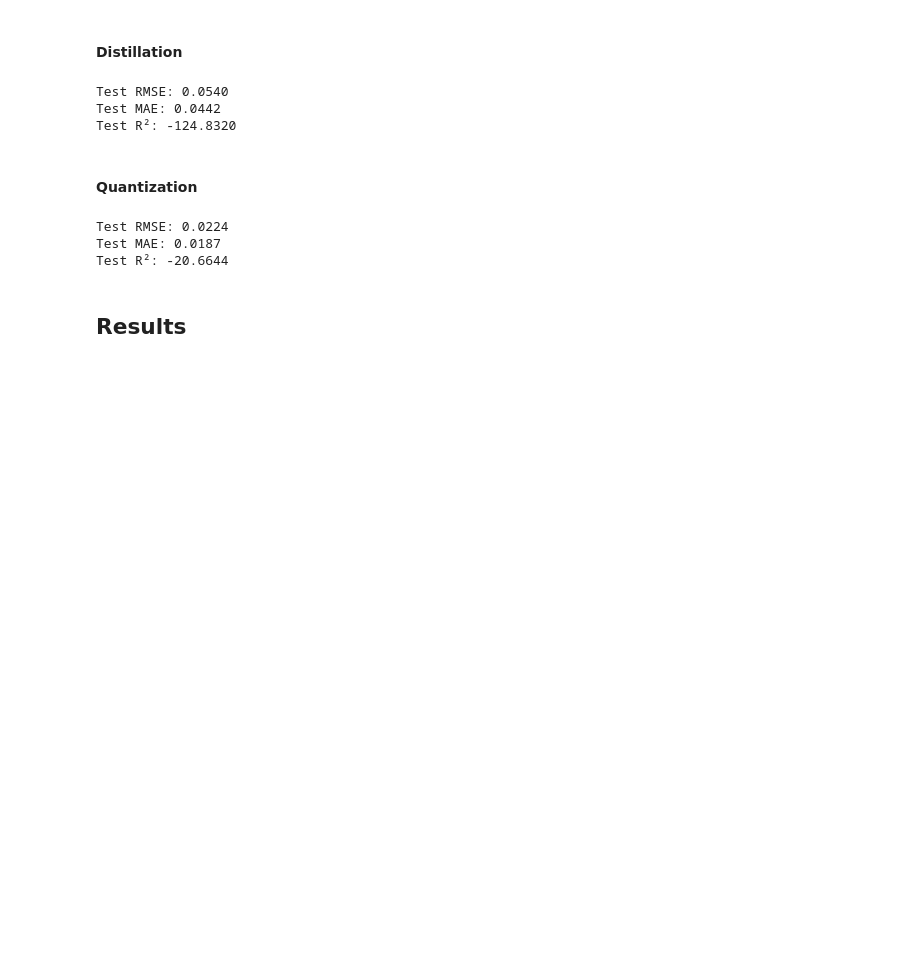
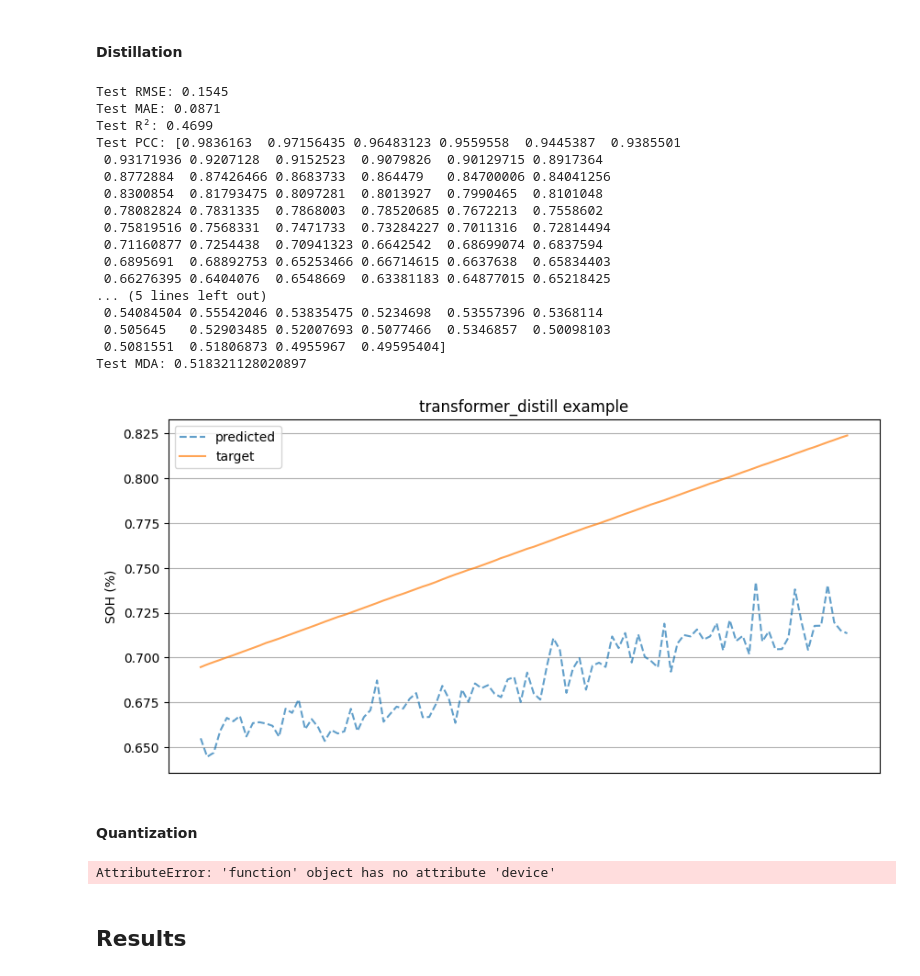
Before and after one commit to inancsege/battery_transformer, a Jupyter notebook: Battery_Transformers_Optimized.ipynb, the cells around one changed output. Drawn from its saved outputs; the diff is of its cells as text; code cells hidden in the pictures; blank space fills up the shorter version.

```diff
--- a/Battery_Transformers_Optimized.ipynb
+++ b/Battery_Transformers_Optimized.ipynb
@@ -381,38 +277,53 @@ Test R²: -18.4004
 def train_student_model(teacher_model, student_model, train_loader, criterion, criterion_kd, optimizer, alpha=0.5, T=3.0):
     teacher_model.eval()
     student_model.train()
 
     device = next(teacher_model.parameters()).device  # Get model device
 
     for batch_X, batch_y in train_loader:
         batch_X, batch_y = batch_X.to(device), batch_y.to(device)  # Move inputs to the same device as model
 
         optimizer.zero_grad()
 
         with torch.no_grad():
             soft_targets = torch.softmax(teacher_model(batch_X) / T, dim=1)  # Ensure input is on the same device
 
         student_output = student_model(batch_X)  # Ensure input is on the same device
         loss_hard = criterion(student_output, batch_y)
         loss_soft = criterion_kd(torch.log_softmax(student_output / T, dim=1), soft_targets)
 
         loss = alpha * loss_hard + (1 - alpha) * loss_soft
         loss.backward()
         optimizer.step()
 
     return student_model
 
-student_model = SOHTEC(input_dim=NUM_FEATURES, embed_dim=128).to(device)
+student_model = SOHTransformer(input_dim=NUM_FEATURES, embed_dim=128).to(device)
 criterion = nn.MSELoss()
 criterion_kd = nn.KLDivLoss(reduction='batchmean')
 optimizer = optim.AdamW(student_model.parameters(), lr=5e-5, weight_decay=1e-4)
 student_model = train_student_model(model, student_model, train_loader, criterion, criterion_kd, optimizer)
 
-rmse_d, mae_d, r2_d = evaluate_model(student_model, test_loader)
+rmse_d, mae_d, r2_d, pcc_d, mda_d = evaluate_model(student_model, test_loader, 'outputs/error_results_TRANSFORMER_distill.txt', 'transformer_distill', plot_fig = True, device=device, return_error_results=True)
 # %% [output]
-Test RMSE: 0.0540
-Test MAE: 0.0442
-Test R²: -124.8320
+Test RMSE: 0.1545
+Test MAE: 0.0871
+Test R²: 0.4699
+Test PCC: [0.9836163  0.97156435 0.96483123 0.9559558  0.9445387  0.9385501
+ 0.93171936 0.9207128  0.9152523  0.9079826  0.90129715 0.8917364
+ 0.8772884  0.87426466 0.8683733  0.864479   0.84700006 0.84041256
+ 0.8300854  0.81793475 0.8097281  0.8013927  0.7990465  0.8101048
+ 0.78082824 0.7831335  0.7868003  0.78520685 0.7672213  0.7558602
+ 0.75819516 0.7568331  0.7471733  0.73284227 0.7011316  0.72814494
+ 0.71160877 0.7254438  0.70941323 0.6642542  0.68699074 0.6837594
+ 0.6895691  0.68892753 0.65253466 0.66714615 0.6637638  0.65834403
+ 0.66276395 0.6404076  0.6548669  0.63381183 0.64877015 0.65218425
+... (5 lines left out)
+ 0.54084504 0.55542046 0.53835475 0.5234698  0.53557396 0.5368114
+ 0.505645   0.52903485 0.52007693 0.5077466  0.5346857  0.50098103
+ 0.5081551  0.51806873 0.4955967  0.49595404]
+Test MDA: 0.518321128020897
+[figure, added]
 # %% [markdown]
 #### Quantization
 # %%
@@ -423,39 +334,10 @@ def apply_quantization(model):
     )
     return quantized_model
 
-def evaluate_model(model, test_loader, use_gpu=True):
-
-    model.eval()
-
-    all_preds, all_targets = [], []
-    with torch.no_grad():
-        for batch_X, batch_y in test_loader:
-            if use_gpu:
-                batch_X, batch_y = batch_X.to(device), batch_y.to(device)
-            outputs = model(batch_X).squeeze()
-
-            all_preds.append(outputs.cpu().numpy())
-            all_targets.append(batch_y.cpu().numpy())
-
-    all_preds = np.concatenate(all_preds)
-    all_targets = np.concatenate(all_targets)
-
-    rmse = np.sqrt(mean_squared_error(all_targets, all_preds))
-    mae = mean_absolute_error(all_targets, all_preds)
-    r2 = r2_score(all_targets, all_preds)
-
-    print(f"Test RMSE: {rmse:.4f}")
-    print(f"Test MAE: {mae:.4f}")
-    print(f"Test R²: {r2:.4f}")
-
-    return rmse, mae, r2
-
 model_quantized = copy.deepcopy(model)
 model_quantized = apply_quantization(model_quantized)
-rmse_q, mae_q, r2_q = evaluate_model(model_quantized, test_loader, use_gpu=False)
+rmse_q, mae_q, r2_q, pcc_q, mda_q = evaluate_model(model_quantized, test_loader, 'outputs/error_results_TRANSFORMER_quantized.txt', 'transformer_quantized', plot_fig = True, use_gpu=False, return_error_results=True)
 # %% [output]
-Test RMSE: 0.0224
-Test MAE: 0.0187
-Test R²: -20.6644
+AttributeError: 'function' object has no attribute 'device'
 # %% [markdown]
 ## Results
```
Also changed, not shown: parts of 14 cells of this notebook, 5 other files.
